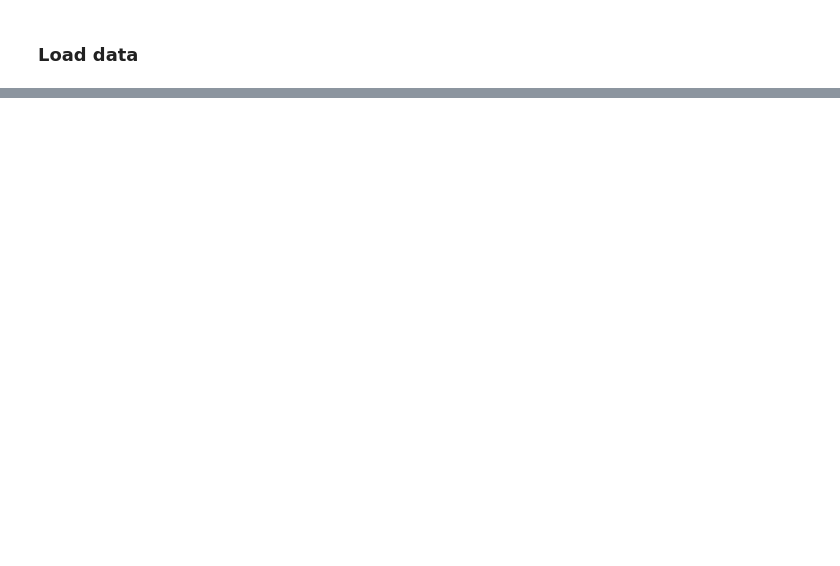
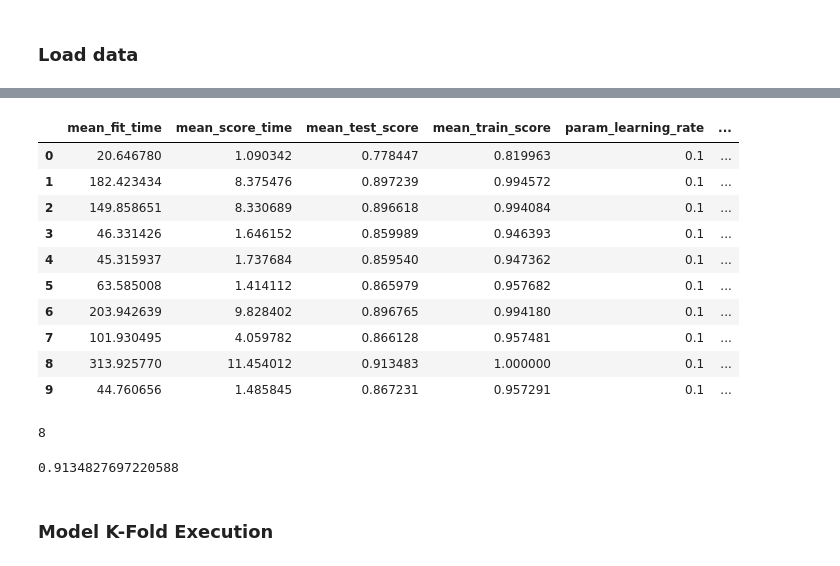
Before and after one commit to astelmashenko/ndml_capstone, a Jupyter notebook: Lightgbm.ipynb, the cells around one changed output, grey strips where cells are left out. Drawn from its saved outputs; the diff is of its cells as text; code cells hidden in the pictures; blank space fills up the shorter version.

```diff
--- a/Lightgbm.ipynb
+++ b/Lightgbm.ipynb
@@ -60,0 +84,37 @@ test_features = np.array(test)
+# %%
+model = lightgbm.LGBMClassifier(n_estimators=10000, objective='binary',
+                                    class_weight='balanced', learning_rate=0.0003,
+                                    num_leaves=31, max_depth=-1,
+                                    reg_alpha=3, reg_lambda=5,
+                                    subsample=0.8, n_jobs=6, random_state=4242, device='gpu')
+
+# x_train, x_valid, y_train, y_test = train_test_split(train, targets, train_size=0.8,
+#                                                      stratify=targets, random_state=4242)
+
+params = {
+    'learning_rate': [0.01, 0.1],
+    'n_estimators': [8000, 16000],
+    'num_leaves': [16, 32],
+    'max_depth': [-1, 4, 7],
+    'min_child_samples': [10, 20, 40],
+    'reg_alpha': [0.1, 0.5, 1.0],
+    'reg_lambda': [0.1, 0.5, 1.0],
+    'min_data_in_leaf': [8, 16, 32],
+    'max_bin': [127, 255]
+}
+
+best_params = {
+    'learning_rate': 0.1,
+    'max_depth': -1,
+    'min_child_samples': 20,
+    'n_estimators': 10000,
+    'num_leaves': 32,
+    'reg_alpha': 0.5,
+    'reg_lambda': 0.5
+}
+
+#k_fold = StratifiedKFold(n_splits=5, shuffle=True, random_state=42)
+
+rscv = RandomizedSearchCV(model, params, n_iter=20, cv=5, n_jobs=1, verbose=1)
+rscv.fit(train, targets[['TARGET']], categorical_feature=cat_features,
+         eval_metric='auc', verbose=100)
@@ -61 +133,23 @@ test_features = np.array(test)
+# %%
+pd.DataFrame(rscv.cv_results_) #.head(2)
+# %% [output]
+|  | mean_fit_time | mean_score_time | mean_test_score | mean_train_score | param_learning_rate | ... |
+| 0 | 20.646780 | 1.090342 | 0.778447 | 0.819963 | 0.1 | ... |
+| 1 | 182.423434 | 8.375476 | 0.897239 | 0.994572 | 0.1 | ... |
+| 2 | 149.858651 | 8.330689 | 0.896618 | 0.994084 | 0.1 | ... |
+| 3 | 46.331426 | 1.646152 | 0.859989 | 0.946393 | 0.1 | ... |
+| 4 | 45.315937 | 1.737684 | 0.859540 | 0.947362 | 0.1 | ... |
+| 5 | 63.585008 | 1.414112 | 0.865979 | 0.957682 | 0.1 | ... |
+| 6 | 203.942639 | 9.828402 | 0.896765 | 0.994180 | 0.1 | ... |
+| 7 | 101.930495 | 4.059782 | 0.866128 | 0.957481 | 0.1 | ... |
+| 8 | 313.925770 | 11.454012 | 0.913483 | 1.000000 | 0.1 | ... |
+| 9 | 44.760656 | 1.485845 | 0.867231 | 0.957291 | 0.1 | ... |
+# %%
+print(rscv.best_index_)
+rscv.best_score_
+# %% [output]
+8
+0.9134827697220588
+# %% [markdown]
+### Model K-Fold Execution
 # %%
```
Also changed, not shown: parts of 27 cells of this notebook, 7 other files.
